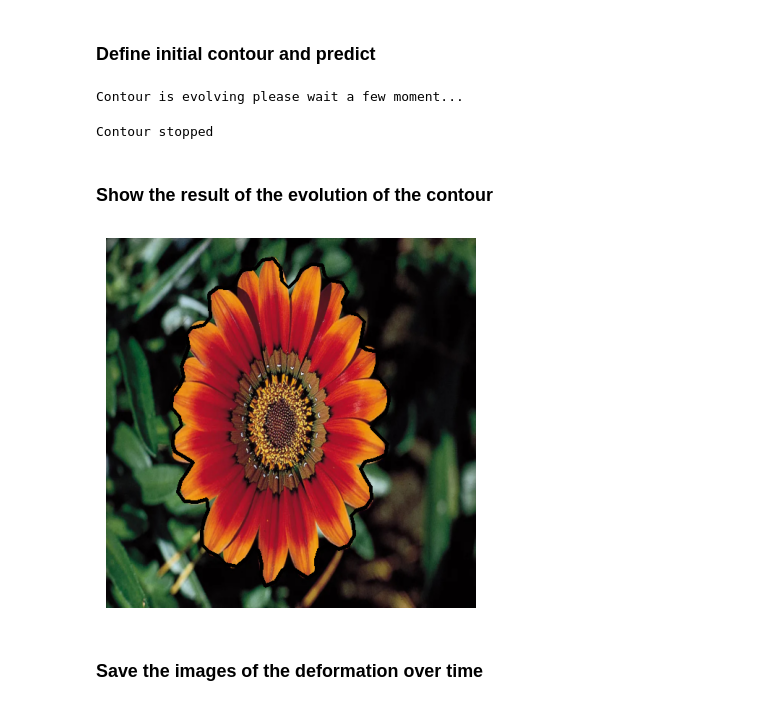
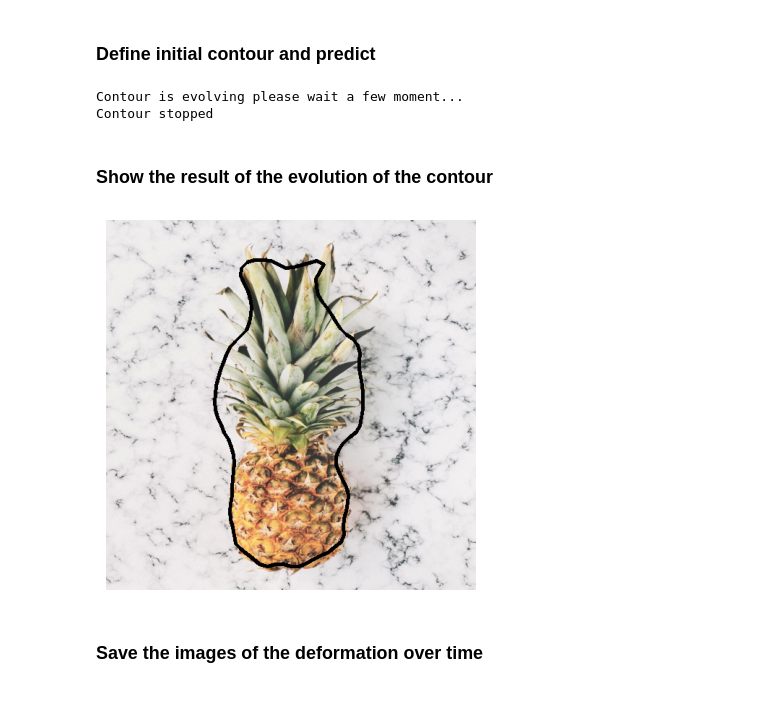
Before and after one commit to antoinehabis/Deep-ContourFlow, a Jupyter notebook: example/unsupervised_dcf.ipynb, the cells around one changed output. Drawn from its saved outputs; the diff is of its cells as text; code cells hidden in the pictures.

Commit message:
last version update with torch_contour and add best parameters

```diff
--- a/example/unsupervised_dcf.ipynb
+++ b/example/unsupervised_dcf.ipynb
@@ -15,26 +15,24 @@ import torch
 # %% [markdown]
 ### Choose an image to perform unsupervised DCF
 # %%
-filename = "flower0.jpg"
+filename = "pineapple.jpg"
 img = plt.imread(os.path.join(path_dcf,"images_test_unsupervised_dcf", filename))
 shape_origin = img.shape
 img = cv2.resize(img, (512,512), interpolation = cv2.INTER_AREA).astype(np.int32)
-tensor = (torch.tensor(np.moveaxis(img,-1,0)[None])/255).cuda()
+tensor = (torch.tensor(np.moveaxis(img,-1,0)[None])/255)
 # %% [markdown]
 ### Instantiate DCF Unsupervised
 # %%
-####UNSUPERVISED SEGMENTATION SETUP:
-##### SETUP FOR REAL LIFE IMAGES
-
-dcf = DCF(n_epochs = 100,
-          learning_rate = 100.,
-          clip = 1e-4,
-          exponential_decay = 0.999,
-          thresh = 1e-4,
-          weights = [1,1/2,1/4,1/8,1/16],
-          area_force = 0.,
-          sigma=1e-10
-          )
+dcf = DCF(
+    n_epochs=100,
+    learning_rate=100.0,
+    clip=1e-4,
+    exponential_decay=0.995,
+    thresh=1e-4,
+    weights=[1, 1 / 2, 1 / 4, 1 / 8, 1 / 16.0],
+    area_force=4e-3,
+    sigma=1.0,
+)
 # %% [markdown]
 ### Define initial contour and predict
 # %%
@@ -43,28 +41,26 @@ shape = img.shape[:-1]
 x = contour_init/np.array(shape)
 c = CleanContours()
 contour_init = c.interpolate(x,100).clip(0,1)
-contour_init = torch.tensor(contour_init)[None,None].cuda()
-contours, energy = dcf.predict(tensor,contour_init)
+contour_init = torch.tensor(contour_init)[None,None]
+contours, loss_history,final_contours = dcf.predict(tensor,contour_init)
 # %% [output]
 Contour is evolving please wait a few moment...
+Contour stopped
-Contour stopped
 # %% [markdown]
 ### Show the result of the evolution of the contour
 # %%
-contour_to_display = (np.expand_dims(contours[-1,0,0], 1)).astype(int)
 new_img = cv2.drawContours(
     (((img / np.max(img)) * 255).astype(np.uint8)).copy(),
-    [contour_to_display],
+    final_contours.astype(int),
     0,
     color=1,
     thickness=4,
 )
-
 plt.imshow(new_img)
 plt.axis('off')
 plt.show()
 # %% [output]
-[figure, old version]
+[figure, new version]
 # %% [markdown]
 ### Save the images of the deformation over time
 # %%
```
Also changed, not shown: parts of 1 cell of this notebook, 11 other files.
